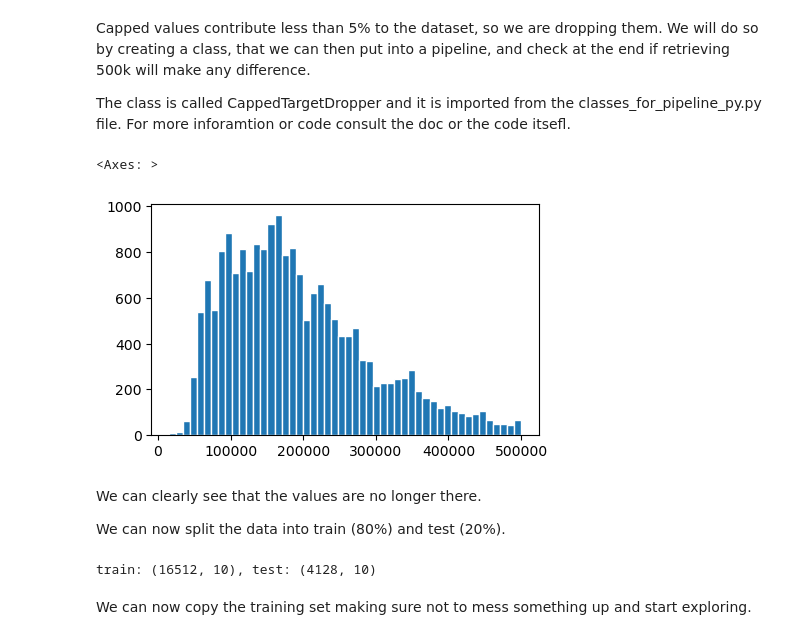
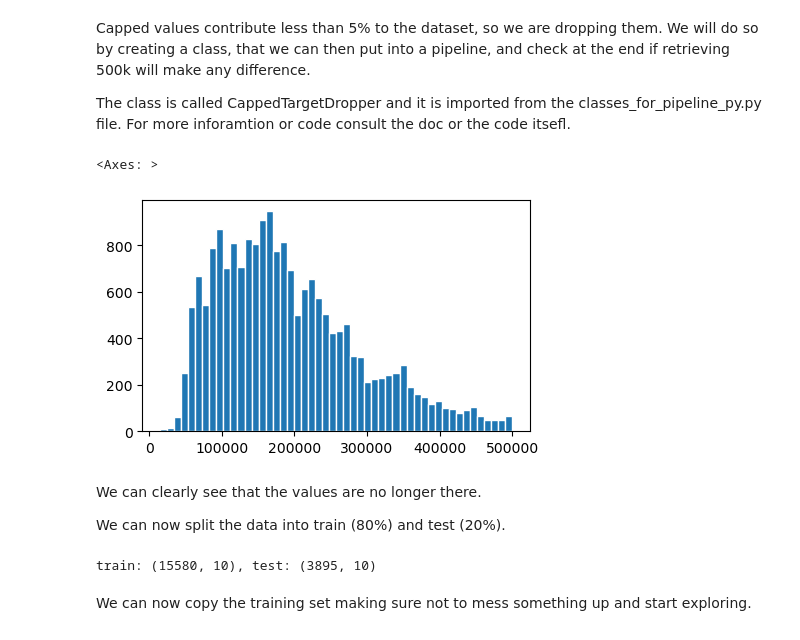
Before and after one commit to jack-sparrowh/California_Housing_Prices, a Jupyter notebook: Chapter_2_housing.ipynb, the cells around one changed output. Cells and saved outputs as stored; diff of their text form; code cells hidden in the pictures.

```diff
--- a/Chapter_2_housing.ipynb
+++ b/Chapter_2_housing.ipynb
@@ -124,21 +124,22 @@ The class is called CappedTargetDropper and it is imported from the classes_for_
 # %%
 # import CappedTargetDropper
 from classes_for_pipeline_py import CappedTargetDropper
 
 # instantiate the class specifying the value to be dropped
 capped_target_drop = CappedTargetDropper(capped_val=housing['median_house_value'].max())
 
 # copy the main dataset
 housing_w_o_500k = housing.copy()
 
 # drop the capped values
 housing_w_o_500k.loc[:, 'median_house_value'] = capped_target_drop.fit_transform(housing['median_house_value'])
+housing_w_o_500k = housing_w_o_500k.dropna()
 
 # check the distribution
 housing_w_o_500k['median_house_value'].hist(ec='white', bins=50, figsize=(5, 3), grid=False)
 # %% [output]
 <Axes: >
-[figure, old version]
+[figure, new version]
 # %% [markdown]
 We can clearly see that the values are no longer there.
 
@@ -148,7 +149,7 @@ We can now split the data into train (80%) and test (20%).
 train, test = train_test_split(housing_w_o_500k, test_size=0.2, shuffle=True, random_state=42)
 print(f'''train: {train.shape}, test: {test.shape}''')
 # %% [output]
-train: (16512, 10), test: (4128, 10)
+train: (15580, 10), test: (3895, 10)
 # %% [markdown]
 We can now copy the training set making sure not to mess something up and start exploring.
 # %%
```
Also changed, not shown: parts of 60 cells of this notebook, 2 other files.
